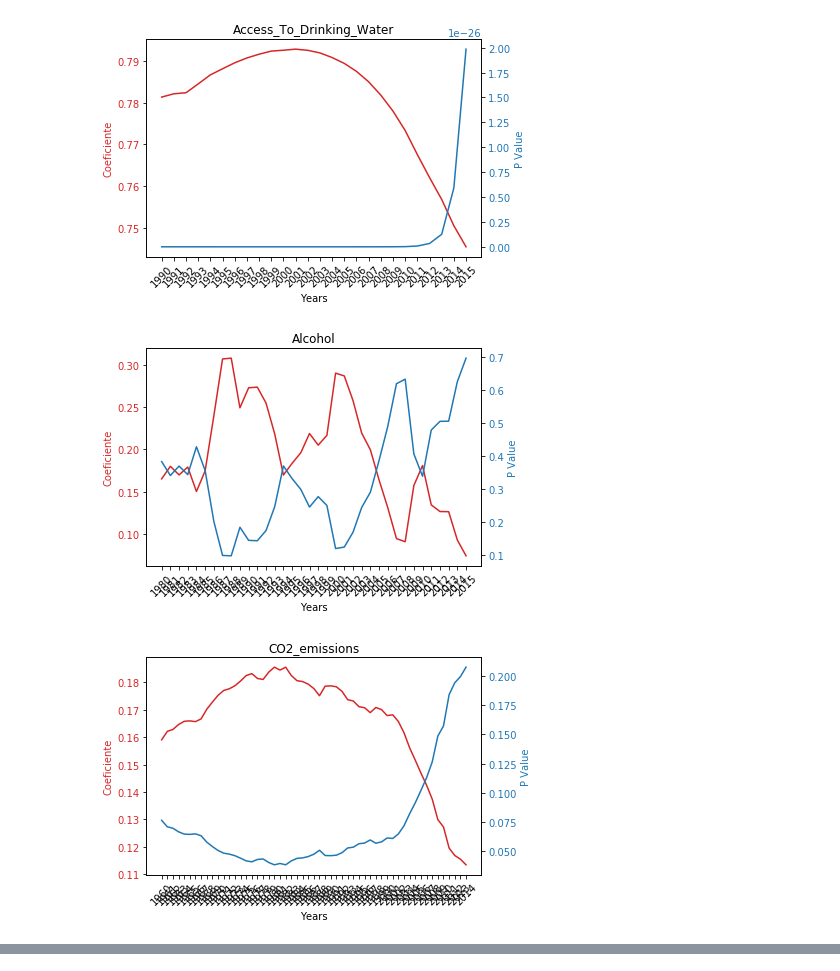
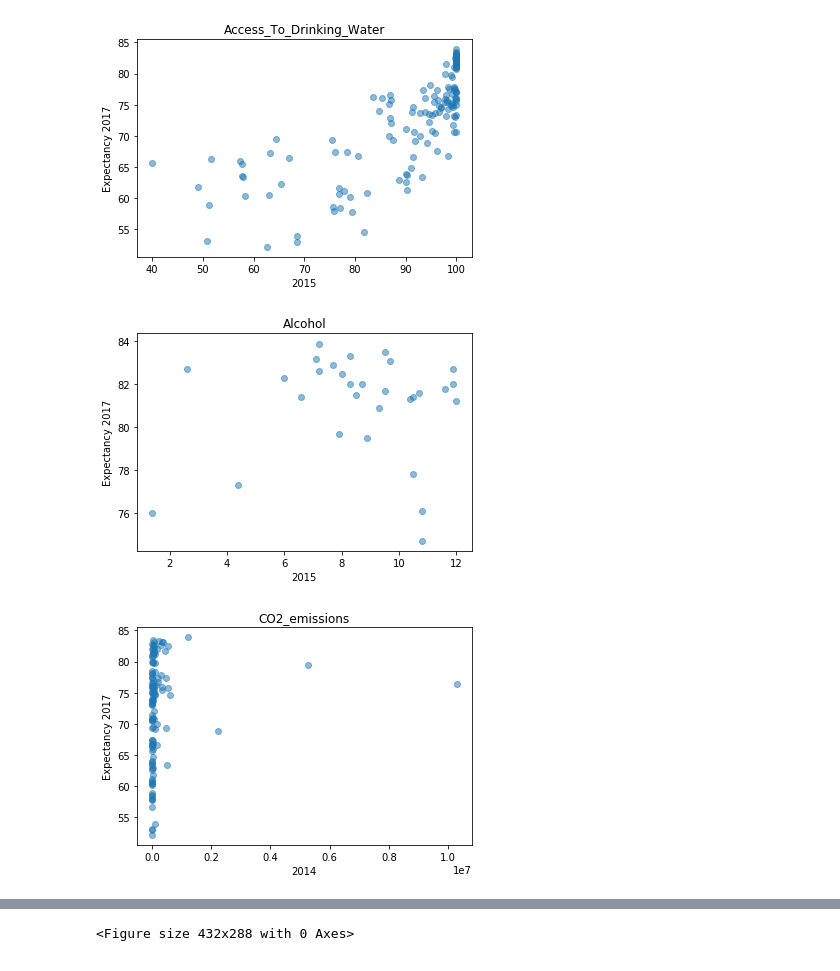
Before and after one commit to mikequaltrium/TecDataProject1Clean, a Jupyter notebook: MainProject.ipynb, the cells around one changed output, grey strips where cells are left out. Drawn from its saved outputs; the diff is of its cells as text; code cells hidden in the pictures.

Commit message:
Cambio a Scatter Plot

```diff
--- a/MainProject.ipynb
+++ b/MainProject.ipynb
@@ -151,12 +106,12 @@ maxValuesP = []
 
 # Loop thru files
 for files in filesList:
+
     # Get the coeficient, pvalue, lenght of data and years consulted
     coeffs, p_values, len_joint_data, years = analysis_func(files, "Resources/LE/life_expectancy.csv", "2017")
+
     # Set the plot name
     plotName = files[12:len(files)-4]
-    # Create the plot
-    doublePlot(plotName, "Years", "Coeficiente", "P Value", years, coeffs, p_values)
 
     # Create a Dataframe to calculate the maximum values
     res = {
@@ -164,6 +119,7 @@ for files in filesList:
         "Coeficient": coeffs,
         "pVal": p_values
     }
+
     resDF = pd.DataFrame(res)
 
     resDF["Coef_Abs"] = resDF["Coeficient"].abs()
@@ -171,34 +127,48 @@ for files in filesList:
     # Calculate the maximum values - Max coeficient
     maxCoef = resDF['Coef_Abs'].max()
     maxCoefData = resDF.loc[resDF['Coef_Abs'] == resDF['Coef_Abs'].max()]['Coeficient'].values[0]
     year = resDF.loc[resDF['Coef_Abs'] == resDF['Coef_Abs'].max()]['year'].values[0]
     pV = resDF.loc[resDF['Coef_Abs'] == resDF['Coef_Abs'].max()]['pVal'].values[0]
 
     # Append the max values to List
     maximumC = {
         "dataSet": plotName,
         "year": year,
         "Coeficient": maxCoefData,
         "pVal": pV
     }
 
-
     # Calculate the maximum values - Max p value
     pV = resDF['pVal'].max()
     maxCoef =  resDF.loc[resDF['pVal'] == resDF['pVal'].max()]['Coeficient'].values[0]
     year = resDF.loc[resDF['pVal'] == resDF['pVal'].max()]['year'].values[0]
+
+    # Load saved set of data
+    scat = pd.read_csv('./Temp/set.csv')
+
+    # Create axis
+    xScatter = scat[year]
+    yScatter = scat["Expectancy 2017"]
+
+    # Create Scatter plot
+    plt.scatter(xScatter, yScatter, alpha=0.5)
+    plt.title(plotName)
+    plt.xlabel(year)
+    plt.ylabel("Expectancy 2017")
+    plt.show()
+    plt.savefig("./Plots/" + plotName)
 
     # Append the max values to List
     maximumP = {
         "dataSet": plotName,
         "year": year,
         "Coeficient": maxCoef,
         "pVal": pV
     }
 
     maxValuesC.append(maximumC)
     maxValuesP.append(maximumP)
 # %% [output]
-[figure, old version]
+[figure, new version]
-[figure, old version]
+[figure, new version]
-[figure, old version]
+[figure, new version]
@@ -211,3 +181,4 @@ for files in filesList:
+<Figure size 432x288 with 0 Axes>
 # %%
 # Show and save Max values per topic
 mxp = pd.DataFrame(maxValuesP)
```
Also changed, not shown: parts of 2 cells of this notebook, 10 other files.
